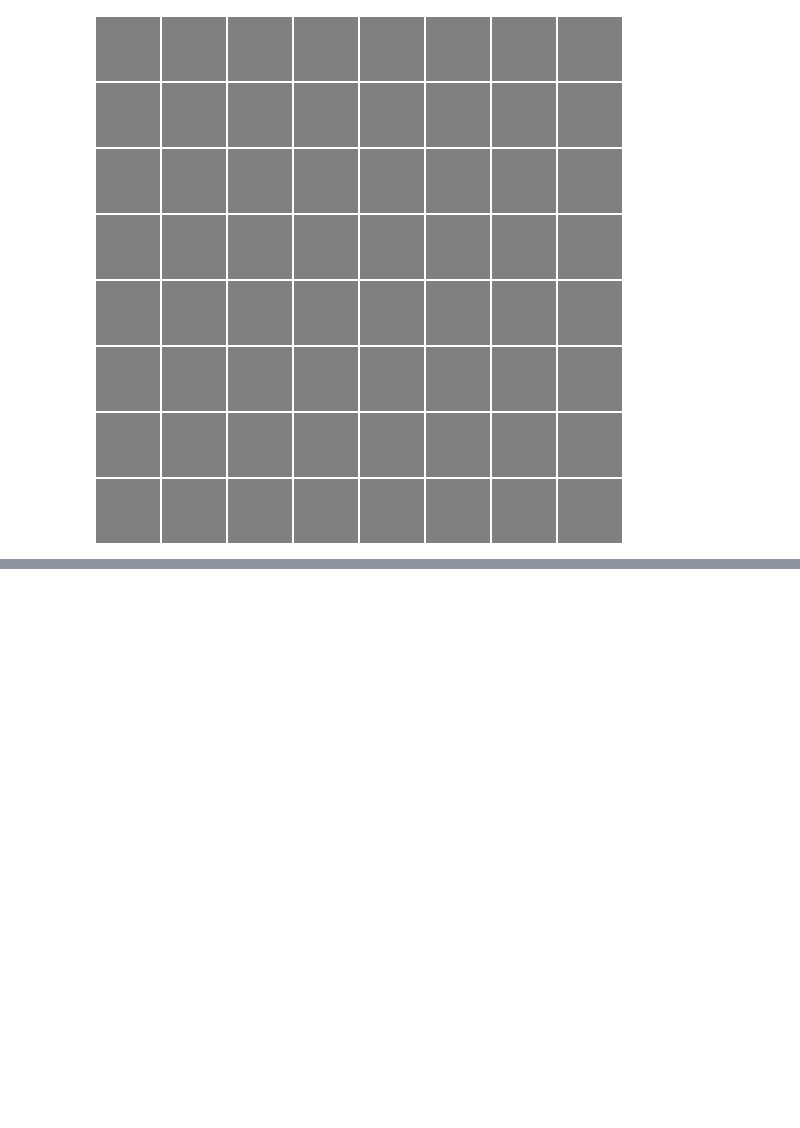
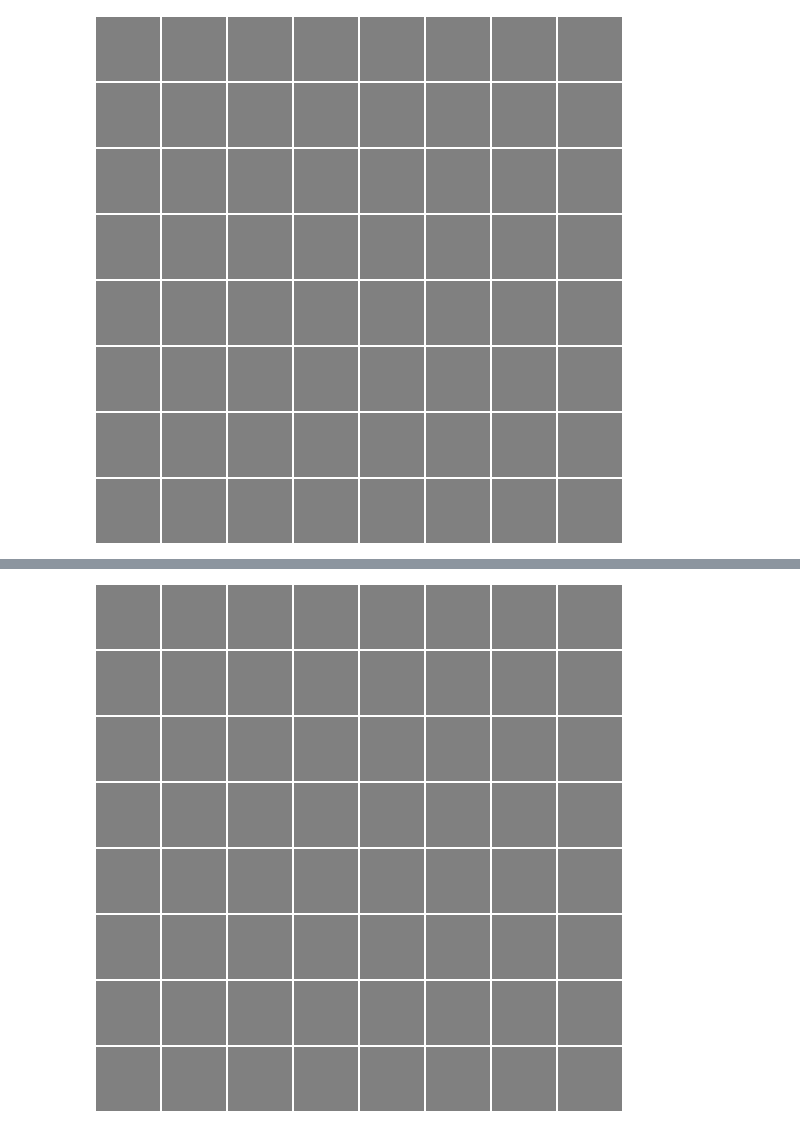
Before and after one commit to litlig/notebooks, a Jupyter notebook: pixel_art_discrete_diffusion.ipynb, the cells around one changed output, grey strips where cells are left out. Cells and saved outputs as stored; diff of their text form; code cells hidden in the pictures; blank space fills up the shorter version.

```diff
--- a/pixel_art_discrete_diffusion.ipynb
+++ b/pixel_art_discrete_diffusion.ipynb
@@ -323,0 +377,7 @@ IPImage('unmasking_process.gif')
+# %%
+snapshots = sample_confidence_based(model, 2)
+create_gif(snapshots, palette, p_mask)
+from IPython.display import Image as IPImage
+IPImage('unmasking_process_3.gif')
+# %% [output]
+[figure, added]
```
Also changed, not shown: parts of 11 cells of this notebook.
